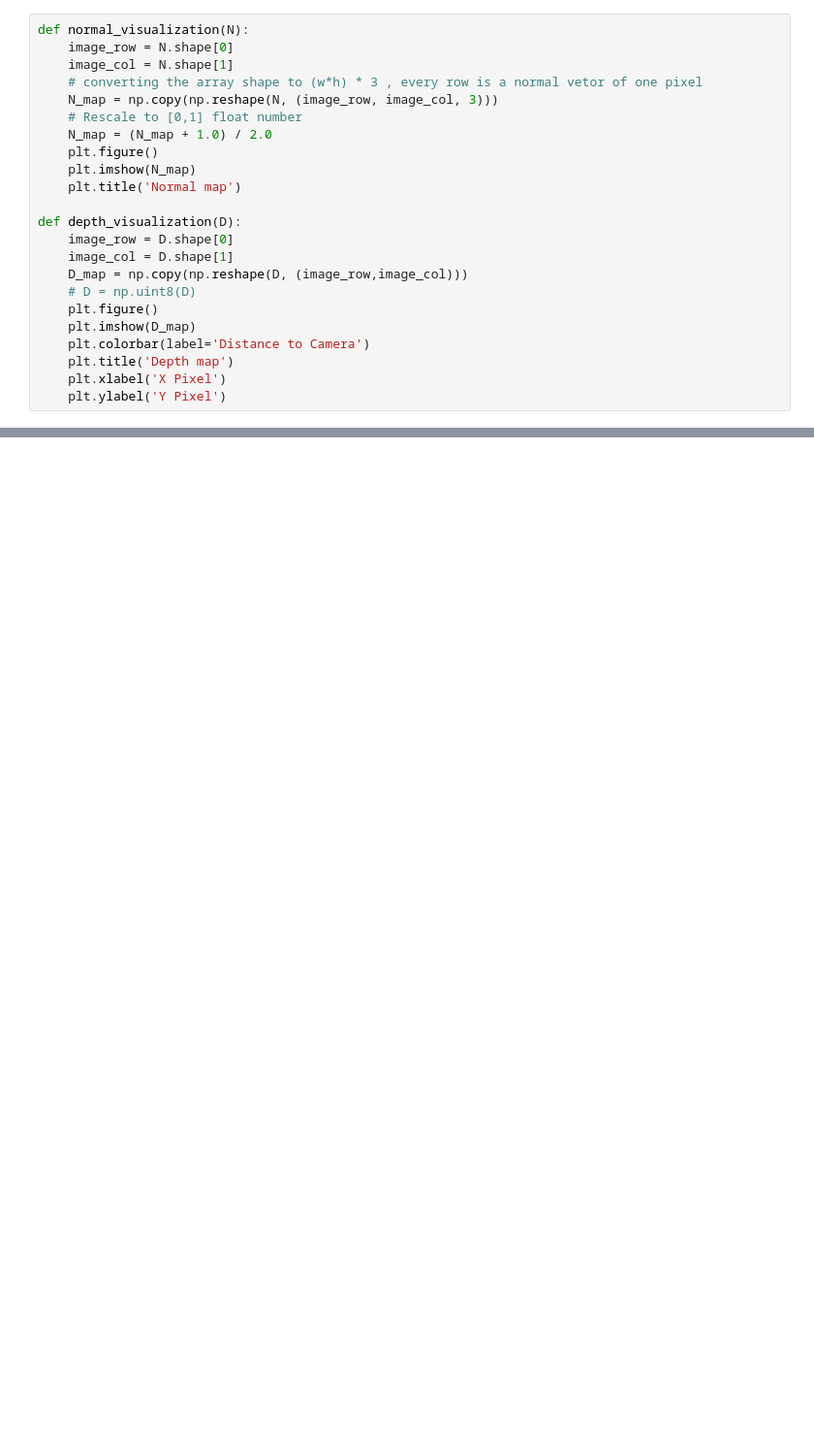
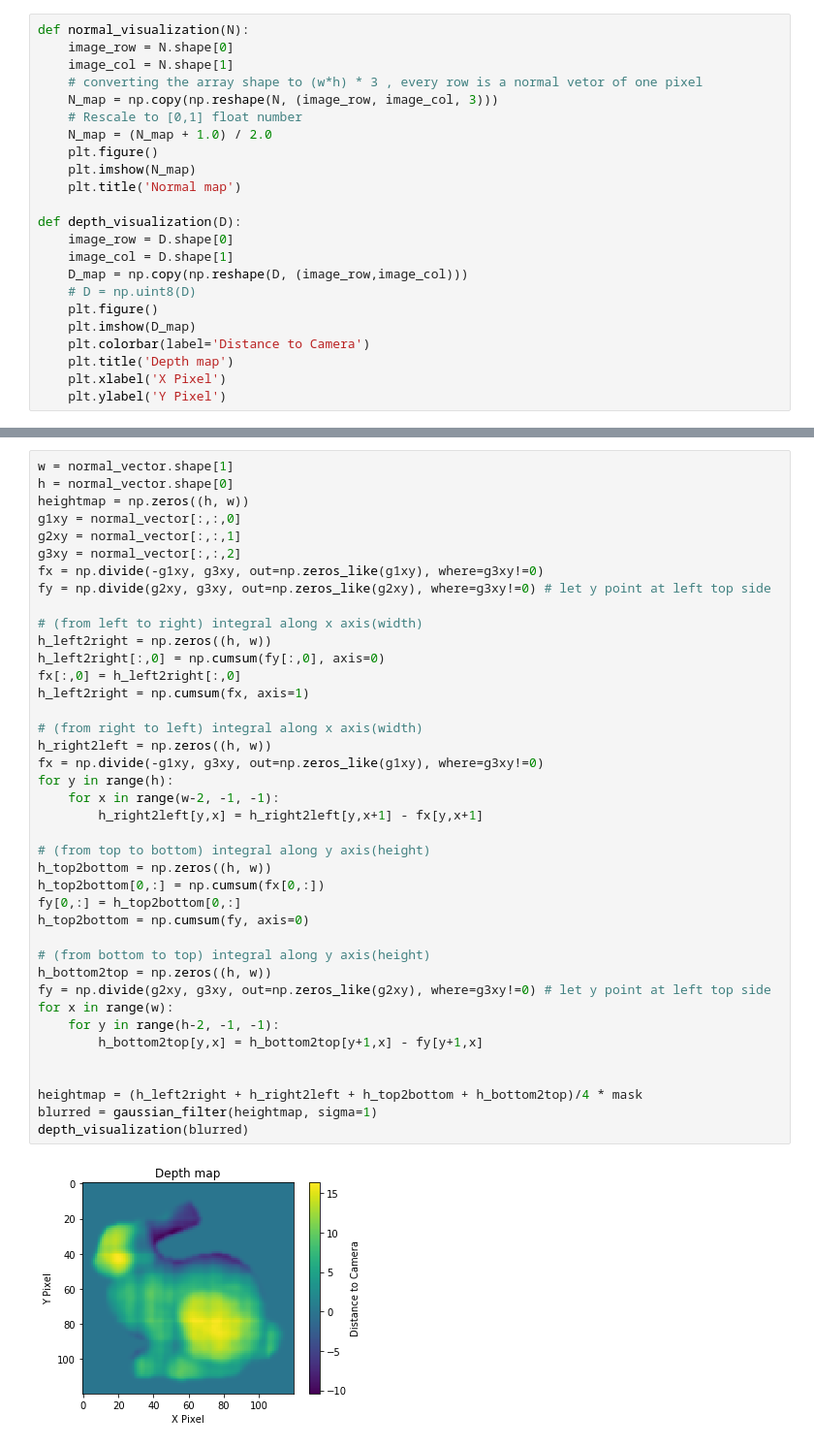
Before and after one commit to yogada508/Computer-vision, a Jupyter notebook: HW1.ipynb, the cells around one changed output, grey strips where cells are left out. Shown: that part at 97% size. Drawn from its saved outputs; the diff is of its cells as text; blank space fills up the shorter version.

```diff
--- a/HW1.ipynb
+++ b/HW1.ipynb
@@ -120,0 +137,42 @@ method: ROW
+# %%
+w = normal_vector.shape[1]
+h = normal_vector.shape[0]
+heightmap = np.zeros((h, w))
+g1xy = normal_vector[:,:,0]
+g2xy = normal_vector[:,:,1]
+g3xy = normal_vector[:,:,2]
+fx = np.divide(-g1xy, g3xy, out=np.zeros_like(g1xy), where=g3xy!=0)
+fy = np.divide(g2xy, g3xy, out=np.zeros_like(g2xy), where=g3xy!=0) # let y point at left top side
+
+# (from left to right) integral along x axis(width)
+h_left2right = np.zeros((h, w))
+h_left2right[:,0] = np.cumsum(fy[:,0], axis=0)
+fx[:,0] = h_left2right[:,0]
+h_left2right = np.cumsum(fx, axis=1)
+
+# (from right to left) integral along x axis(width)
+h_right2left = np.zeros((h, w))
+fx = np.divide(-g1xy, g3xy, out=np.zeros_like(g1xy), where=g3xy!=0)
+for y in range(h):
+    for x in range(w-2, -1, -1):
+        h_right2left[y,x] = h_right2left[y,x+1] - fx[y,x+1]
+
+# (from top to bottom) integral along y axis(height)
+h_top2bottom = np.zeros((h, w))
+h_top2bottom[0,:] = np.cumsum(fx[0,:])
+fy[0,:] = h_top2bottom[0,:]
+h_top2bottom = np.cumsum(fy, axis=0)
+
+# (from bottom to top) integral along y axis(height)
+h_bottom2top = np.zeros((h, w))
+fy = np.divide(g2xy, g3xy, out=np.zeros_like(g2xy), where=g3xy!=0) # let y point at left top side
+for x in range(w):
+    for y in range(h-2, -1, -1):
+        h_bottom2top[y,x] = h_bottom2top[y+1,x] - fy[y+1,x]
+
+
+heightmap = (h_left2right + h_right2left + h_top2bottom + h_bottom2top)/4 * mask
+blurred = gaussian_filter(heightmap, sigma=1)
+depth_visualization(blurred)
+# %% [output]
+[figure, added]
```
Also changed, not shown: parts of 5 cells of this notebook.
